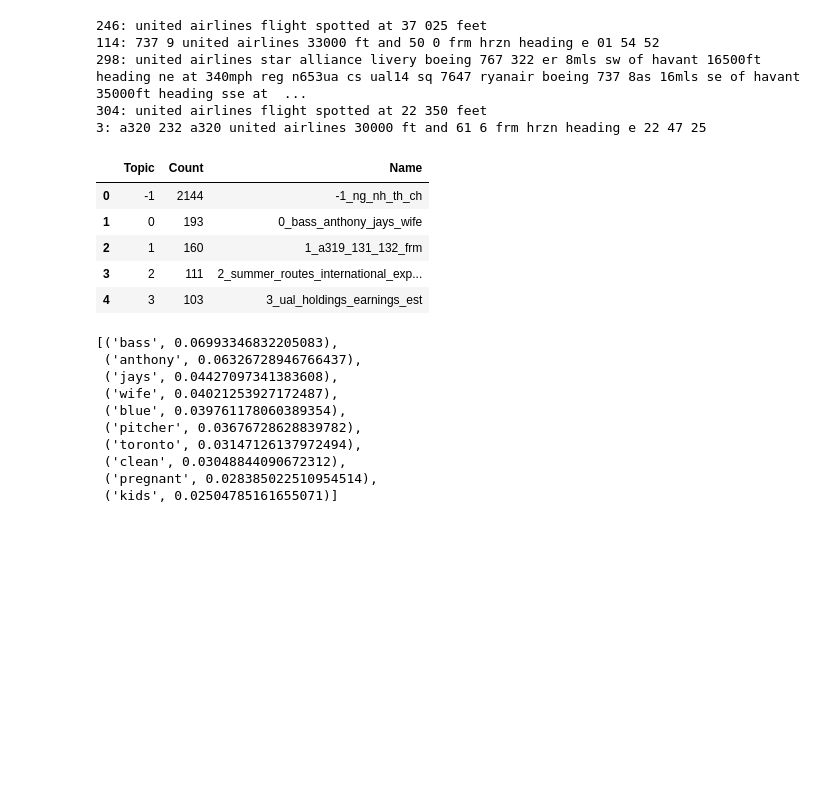
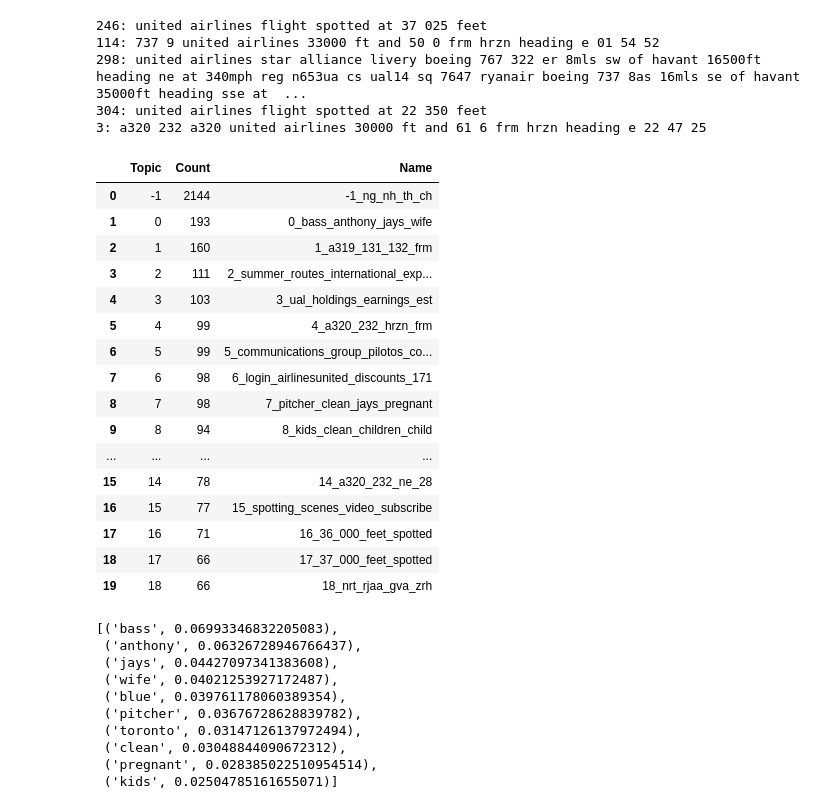
Before and after one commit to yavuzsunor/brand-analysis, a Jupyter notebook: notebooks/1_Analysis.ipynb, the cells around one changed output. Saved outputs shown, nothing was run; the diff lists cells and outputs as text; code cells hidden in the pictures; blank space fills up the shorter version.

```diff
--- a/notebooks/1_Analysis.ipynb
+++ b/notebooks/1_Analysis.ipynb
@@ -542,14 +539,25 @@ for i in range(5):
 3: a320 232 a320 united airlines 30000 ft and 61 6 frm hrzn heading e 22 47 25
 # %%
 freq = social_united_model.get_topic_info()
-freq.head()
+freq.head(20)
 # %% [output]
 |  | Topic | Count | Name |
 | 0 | -1 | 2144 | -1_ng_nh_th_ch |
 | 1 | 0 | 193 | 0_bass_anthony_jays_wife |
 | 2 | 1 | 160 | 1_a319_131_132_frm |
 | 3 | 2 | 111 | 2_summer_routes_international_exp... |
 | 4 | 3 | 103 | 3_ual_holdings_earnings_est |
+| 5 | 4 | 99 | 4_a320_232_hrzn_frm |
+| 6 | 5 | 99 | 5_communications_group_pilotos_co... |
+| 7 | 6 | 98 | 6_login_airlinesunited_discounts_171 |
+| 8 | 7 | 98 | 7_pitcher_clean_jays_pregnant |
+| 9 | 8 | 94 | 8_kids_clean_children_child |
+| ... | ... | ... | ... |
+| 15 | 14 | 78 | 14_a320_232_ne_28 |
+| 16 | 15 | 77 | 15_spotting_scenes_video_subscribe |
+| 17 | 16 | 71 | 16_36_000_feet_spotted |
+| 18 | 17 | 66 | 17_37_000_feet_spotted |
+| 19 | 18 | 66 | 18_nrt_rjaa_gva_zrh |
 # %%
 social_united_model.get_topic(0)
 # %% [output]
```
Also changed, not shown: parts of 21 cells of this notebook, 2 other files.
